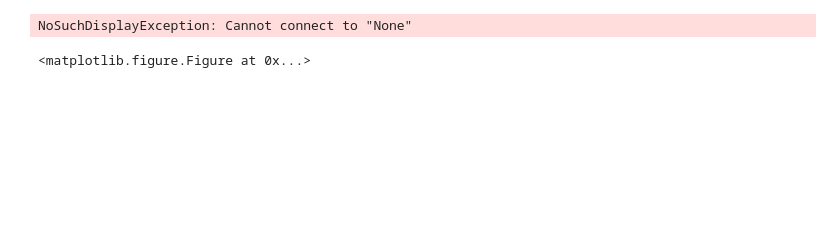
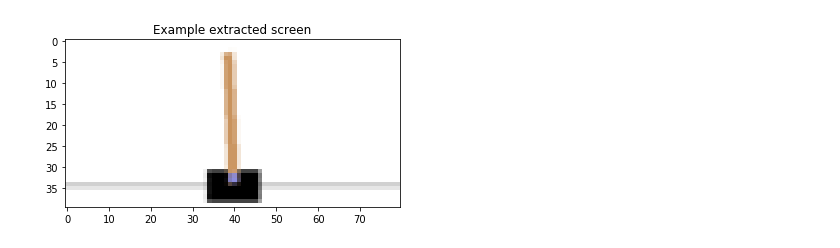
Before and after one commit to wilson1yan/ML-Testing, a Jupyter notebook: cartpole.ipynb, the cells around one changed output. Drawn from its saved outputs; the diff is of its cells as text; code cells hidden in the pictures; blank space fills up the shorter version.

```diff
--- a/cartpole.ipynb
+++ b/cartpole.ipynb
@@ -75,33 +75,32 @@ resize = T.Compose([T.ToPILImage(),
                     T.ToTensor()])
 screen_width = 600
 
 def get_cart_location():
     world_width = env.x_threshold * 2
     scale = screen_width / world_width
     return int(env.state[0] * scale + screen_width / 2.0)
 
 def get_screen():
     screen = env.render(mode='rgb_array').transpose((2, 0, 1))
     screen = screen[:, 160:320]
     view_width = 320
     cart_location = get_cart_location()
     if cart_location < view_width // 2:
         slice_range = slice(view_width)
-    elif cart_location > (screen_with - view_width // 2):
+    elif cart_location > (screen_width - view_width // 2):
         slice_range = slice(-view_width, None)
     else:
         slice_range = slice(cart_location - view_width // 2,
                             cart_location + view_width // 2)
     screen = screen[:, :, slice_range]
     screen = np.ascontiguousarray(screen, dtype=np.float32) / 255
     screen = torch.from_numpy(screen)
     return resize(screen).unsqueeze(0).type(Tensor)
 
 env.reset()
 plt.figure()
 plt.imshow(get_screen().cpu().squeeze(0).permute(1, 2, 0).numpy(), interpolation='none')
 plt.title('Example extracted screen')
 plt.show()
 # %% [output]
-NoSuchDisplayException: Cannot connect to "None"
-<matplotlib.figure.Figure at 0x...>
+[figure, added]
```
Also changed, not shown: parts of 10 cells of this notebook.
